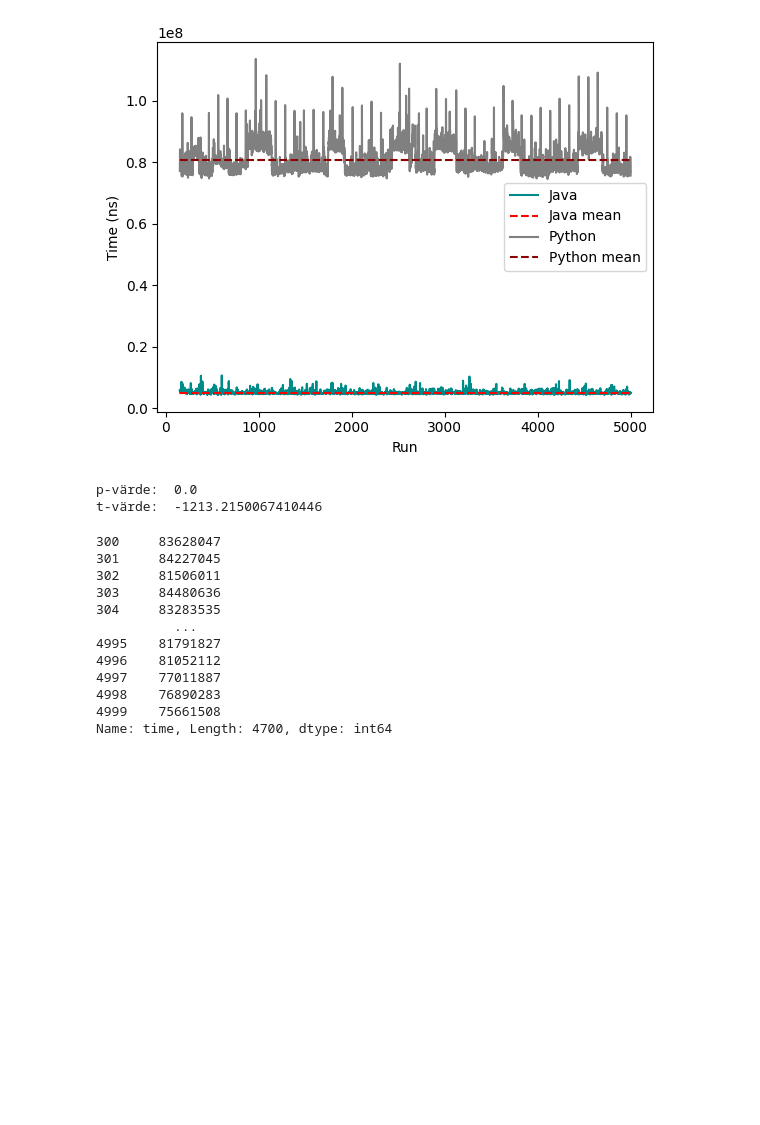
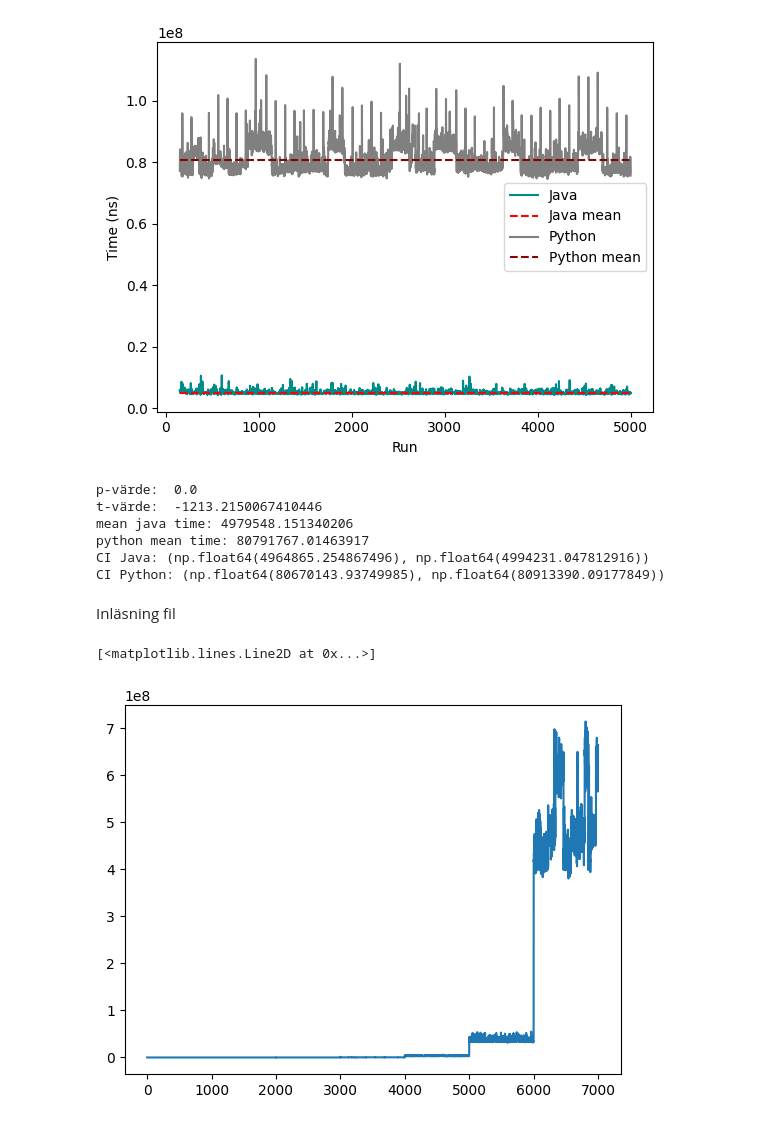
Before and after one commit to manshederstierna/uaps-project, a Jupyter notebook: analyze.ipynb, the cells around one changed output. Drawn from its saved outputs; the diff is of its cells as text; code cells hidden in the pictures; blank space fills up the shorter version.

Commit message:
Computed confidence intervals for fib and sort

```diff
--- a/analyze.ipynb
+++ b/analyze.ipynb
@@ -218,21 +239,27 @@ data_python = data.iloc[150:5000]
 t_stat, p_value = stats.ttest_ind(data_java["time"],data_python["time"],equal_var=False)
 print("p-värde: ", p_value)
 print("t-värde: ",t_stat)
+
+print("mean java time:", data_java["time"].mean())
+print("python mean time:", data_python["time"].mean())
+
+print("CI Java:", confidenceInterval(data_java["time"]))
+print("CI Python:", confidenceInterval(data_python["time"]))
 # %% [output]
 p-värde:  0.0
 t-värde:  -1213.2150067410446
+mean java time: 4979548.151340206
+python mean time: 80791767.01463917
+CI Java: (np.float64(4964865.254867496), np.float64(4994231.047812916))
+CI Python: (np.float64(80670143.93749985), np.float64(80913390.09177849))
-# %%
-data_java["time"]
-# %% [output]
-300     83628047
-301     84227045
-302     81506011
-303     84480636
-304     83283535
-          ...
-4995    81791827
-4996    81052112
-4997    77011887
-4998    76890283
-4999    75661508
-Name: time, Length: 4700, dtype: int64
+# %% [markdown]
+Inläsning fil
+# %%
+data = r"java_fileread_times.txt"
+
+data = pd.read_csv(datafile, delimiter=",")
+
+plt.plot(range(data.shape[0]),data["time"])
+# %% [output]
+[<matplotlib.lines.Line2D at 0x...>]
+[figure, added]
```
Also changed, not shown: parts of 4 cells of this notebook, 1 other file.
